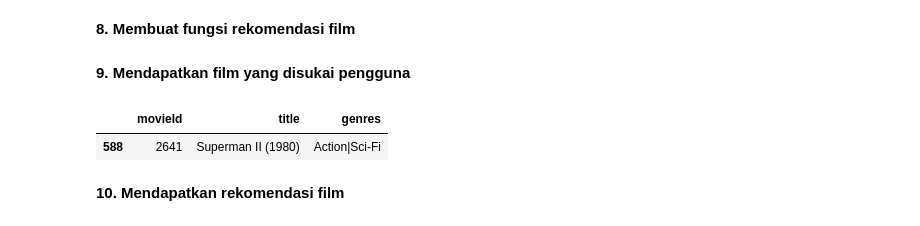
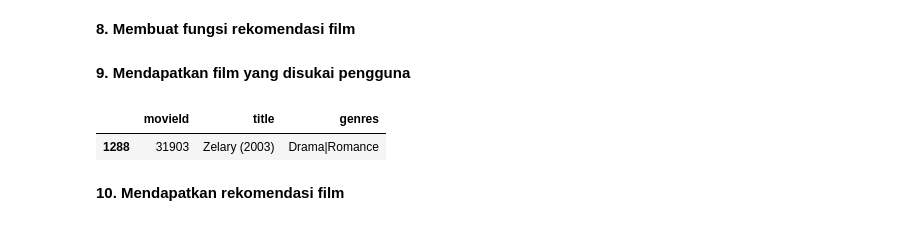
Before and after one commit to aflah201/Submission_MLT_Movie-Recommendation-System, a Jupyter notebook: Submission_Recommendation_System_Movie.ipynb, the cells around one changed output. Saved outputs shown, nothing was run; the diff lists cells and outputs as text; code cells hidden in the pictures.

```diff
--- a/Submission_Recommendation_System_Movie.ipynb
+++ b/Submission_Recommendation_System_Movie.ipynb
@@ -245,0 +300,7 @@ Jumlah `rating` :  100836
+# %%
+Q1 = ratings_df['rating'].quantile(0.25)
+Q3 = ratings_df['rating'].quantile(0.75)
+IQR = Q3 - Q1
+
+ratings_df = ratings_df[~((ratings_df['rating'] < (Q1 - 1.5 * IQR)) | (ratings_df['rating'] > (Q3 + 1.5 * IQR)))]
+ratings_df.shape
@@ -643,9 +745,9 @@ def movies_recommendation(title, similarity_data=cosine_sim_df, items=movies_dat
 # %% [markdown]
 **9. Mendapatkan film yang disukai pengguna**
 # %%
-movies_data[movies_data.title.eq('Superman II (1980)')]
+movies_data[movies_data.title.eq('Zelary (2003)')]
 # %% [output]
 |  | movieId | title | genres |
-| 588 | 2641 | Superman II (1980) | Action|Sci-Fi |
+| 1288 | 31903 | Zelary (2003) | Drama|Romance |
 # %% [markdown]
 **10. Mendapatkan rekomendasi film**
```
Also changed, not shown: parts of 45 cells of this notebook, 1 other file.
